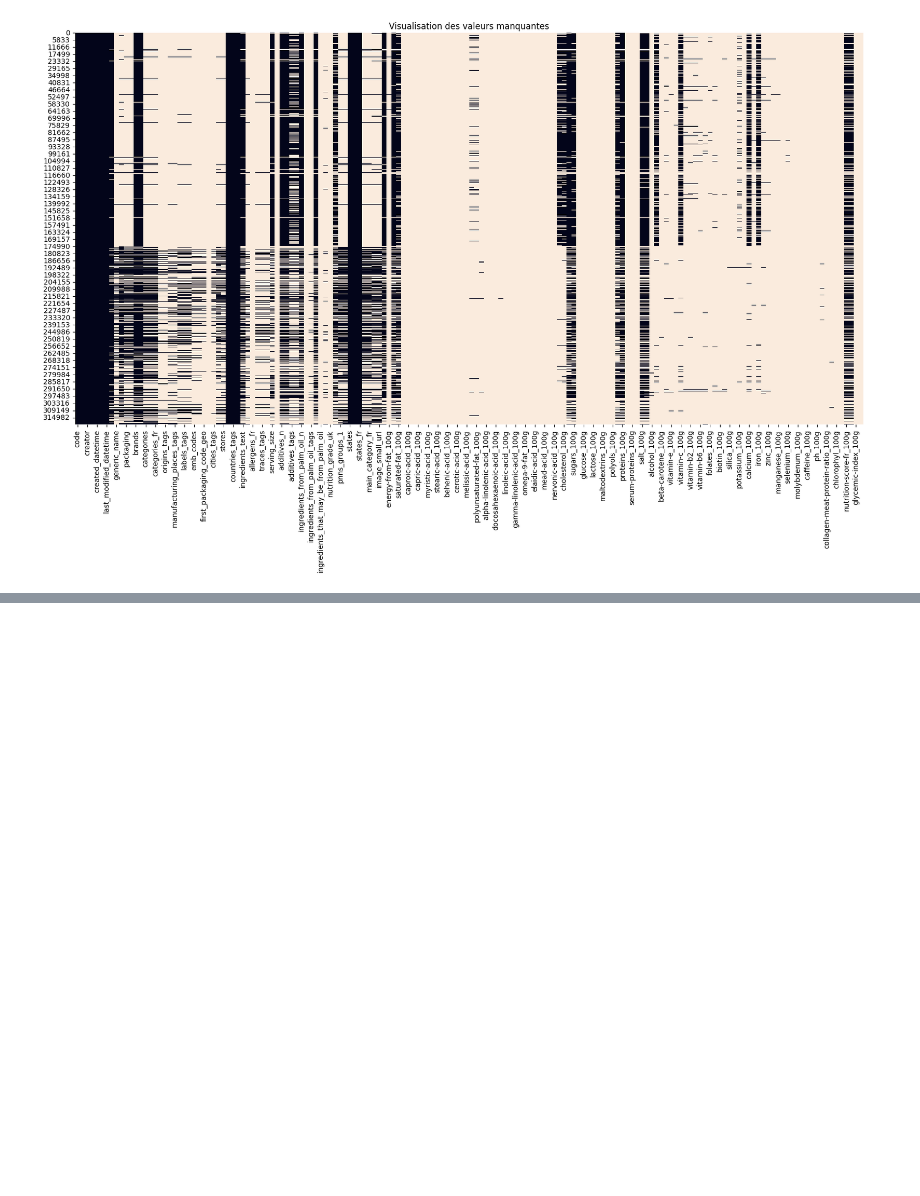
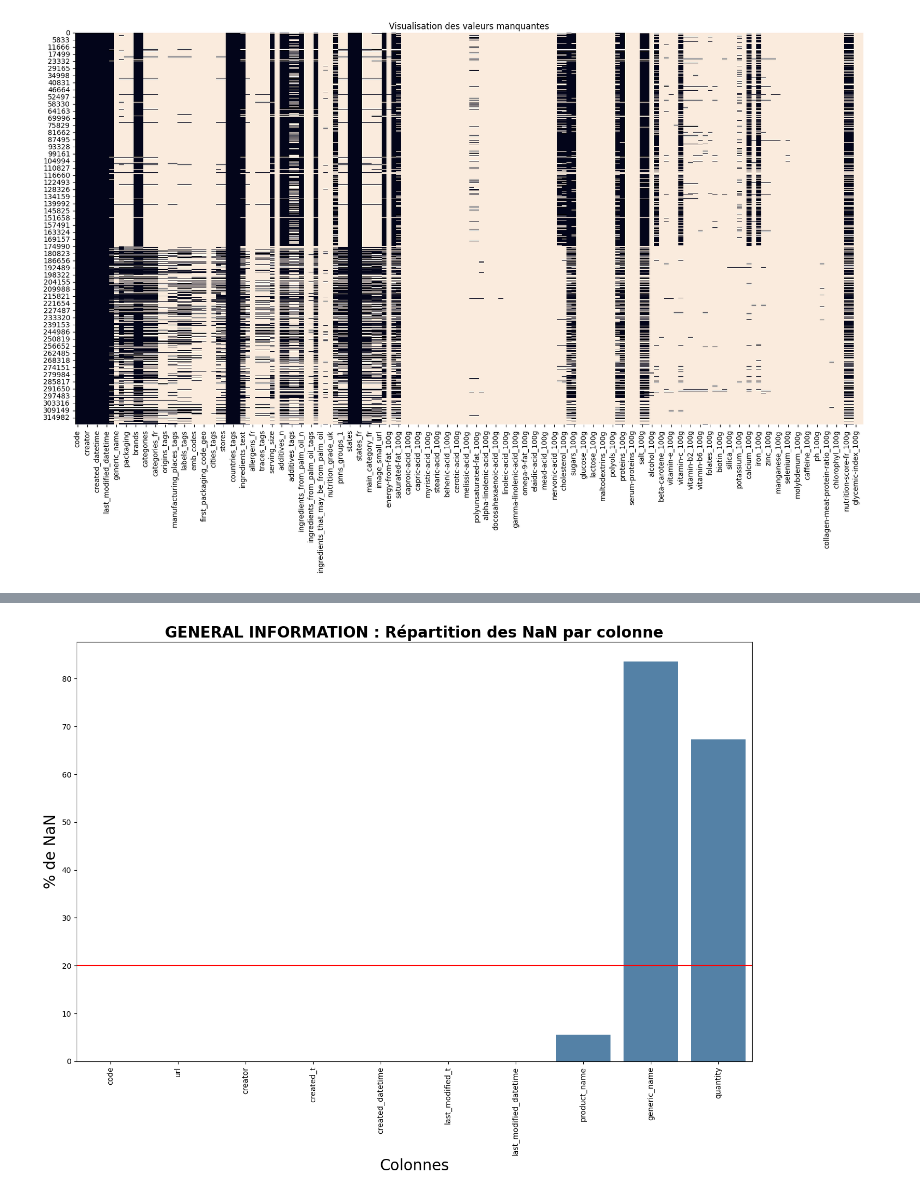
Before and after one commit to 110111-1/DS-OPENFOODFACT-SANTE, a Jupyter notebook: V1_Moty_Philippe_1_1122.ipynb, the cells around one changed output, grey strips where cells are left out. Cells and saved outputs as stored; diff of their text form; code cells hidden in the pictures; blank space fills up the shorter version.

```diff
--- a/V1_Moty_Philippe_1_1122.ipynb
+++ b/V1_Moty_Philippe_1_1122.ipynb
@@ -202,0 +250,5 @@ fix, ax = plt.fig
+# %%
+# Les Tags
+tools.graph_NAN(data,20,0,10,"GENERAL INFORMATION : Répartition des NaN par colonne")
+# %% [output]
+[figure, added]
```
Also changed, not shown: parts of 21 cells of this notebook, 1 other file.
